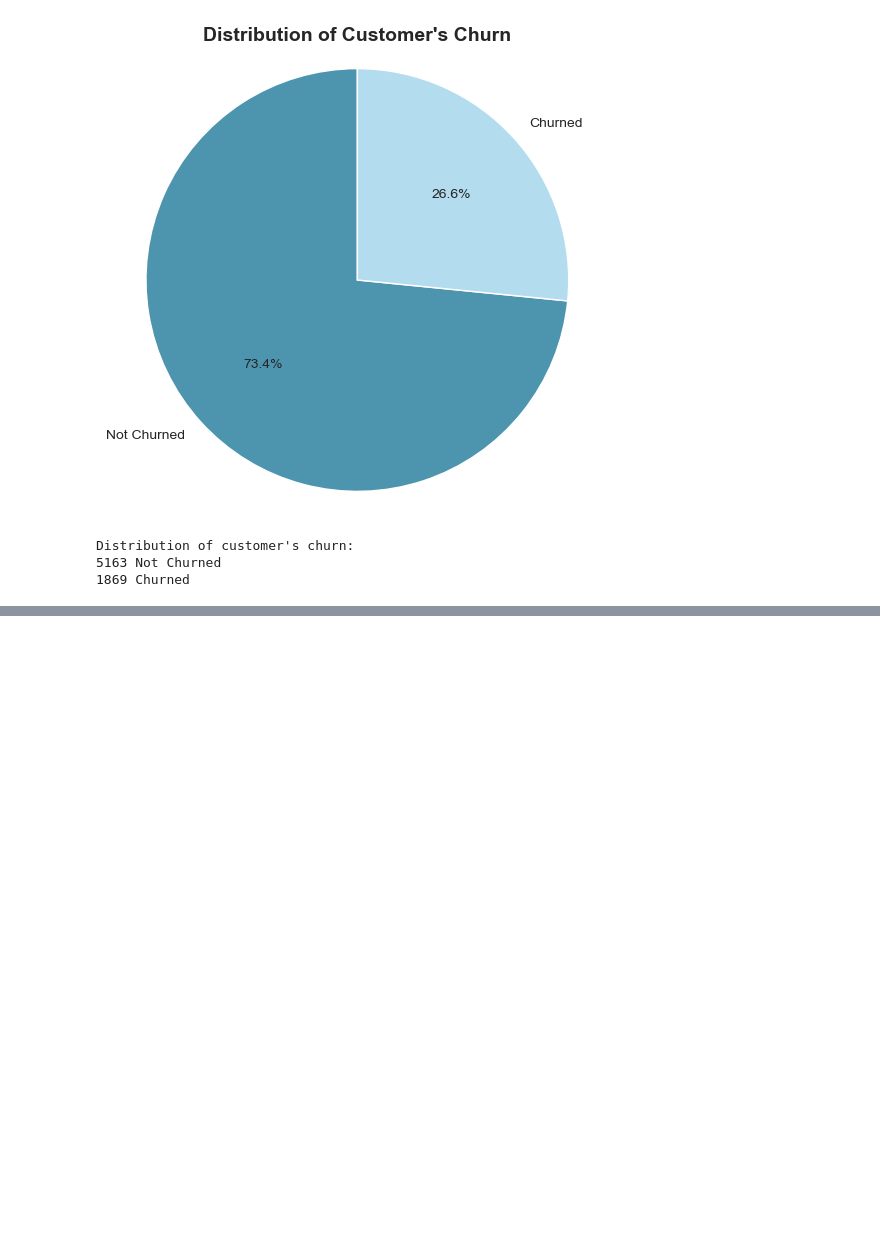
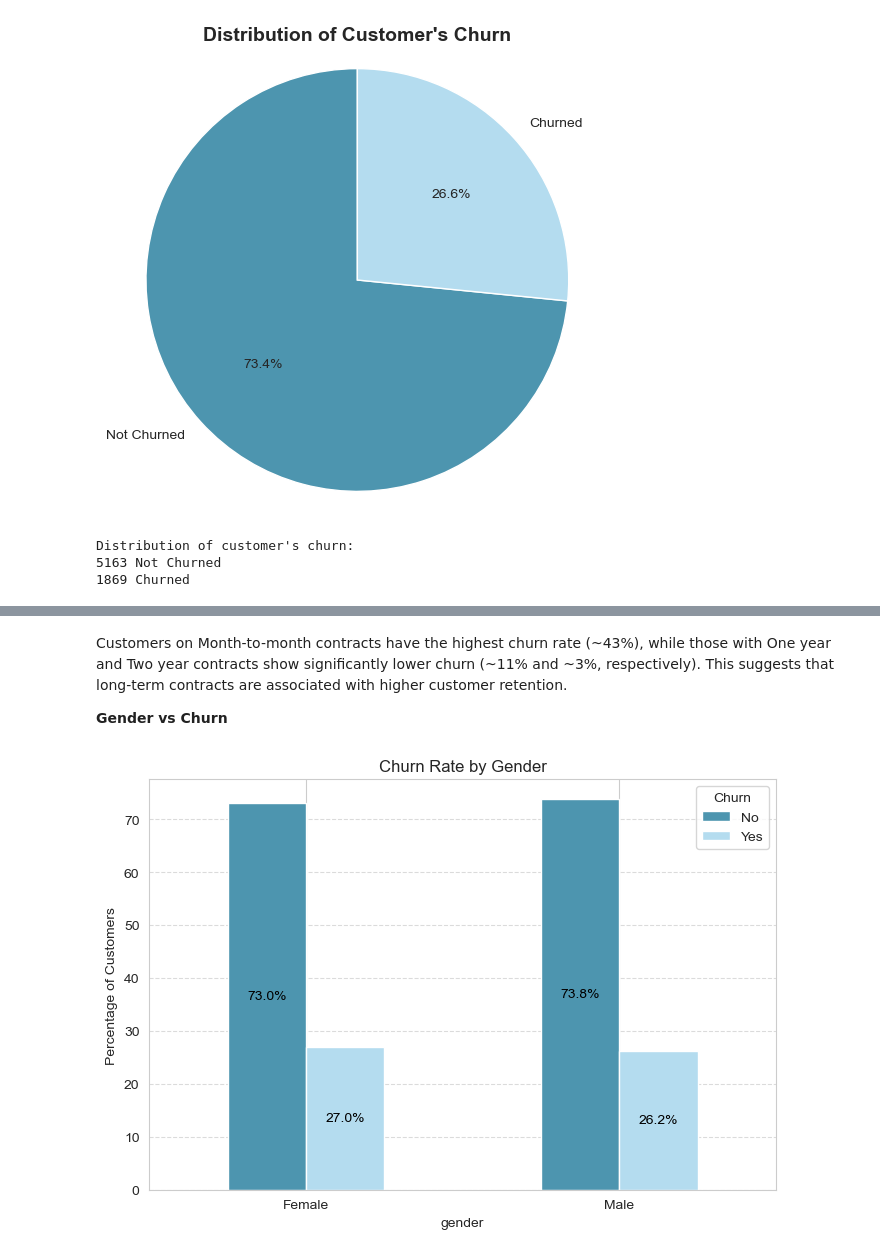
Before and after one commit to Jaspreetkhokhar12/customer-churn-analysis, a Jupyter notebook: churn_analysis.ipynb, the cells around one changed output, grey strips where cells are left out. Drawn from its saved outputs; the diff is of its cells as text; code cells hidden in the pictures; blank space fills up the shorter version.

```diff
--- a/churn_analysis.ipynb
+++ b/churn_analysis.ipynb
@@ -512,0 +583,9 @@ Distribution of customer's churn:
+# %% [markdown]
+Customers on Month-to-month contracts have the highest churn rate (~43%), while those with One year and Two year contracts show significantly lower churn (~11% and ~3%, respectively).
+This suggests that long-term contracts are associated with higher customer retention.
+
+**Gender vs Churn**
+# %%
+plot_churn_by_feature(df_cleaned, 'gender', title='Churn Rate by Gender')
+# %% [output]
+[figure, added]
```
Also changed, not shown: parts of 20 cells of this notebook.
